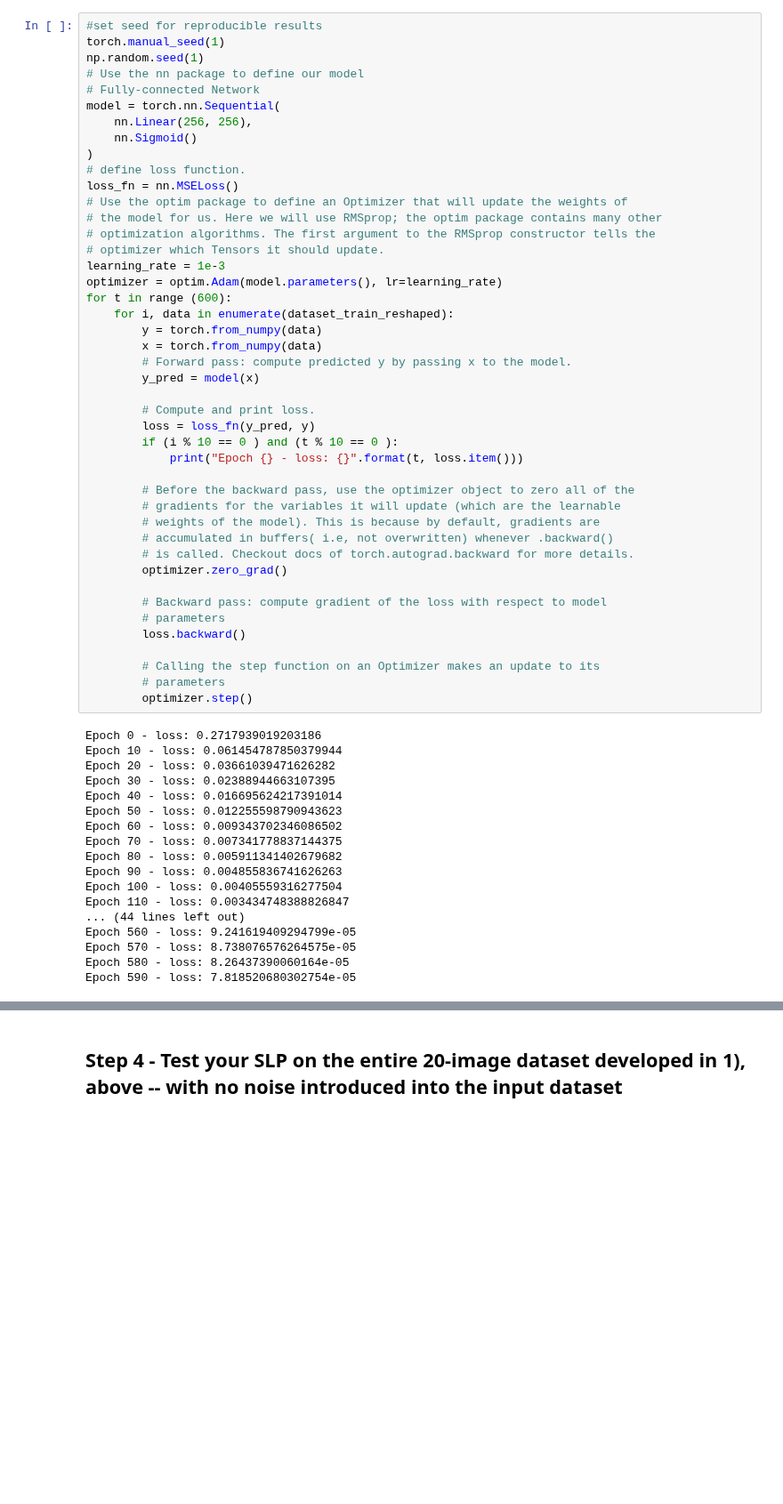
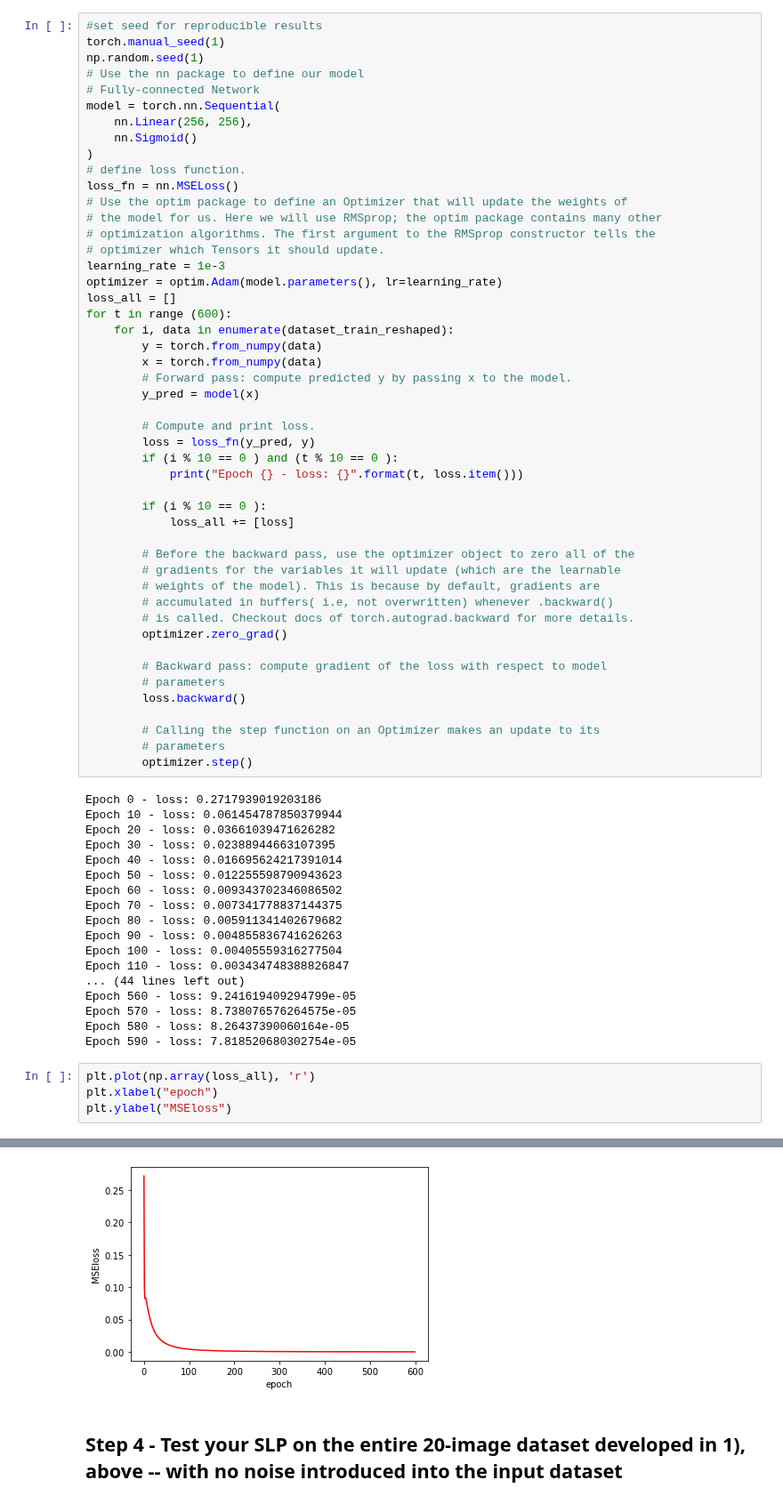
Before and after one commit to BazingaOo/CAP6615, a Jupyter notebook: HW1/CAP6615_Programming_Assignment#1Ap3.ipynb, the cells around one changed output, grey strips where cells are left out. Shown at 89% size. Cells and saved outputs as stored; diff of their text form; blank space fills up the shorter version.

Commit message:
adding a loss curve plot

```diff
--- a/HW1/CAP6615_Programming_Assignment#1Ap3.ipynb
+++ b/HW1/CAP6615_Programming_Assignment#1Ap3.ipynb
@@ -271,6 +271,7 @@ loss_fn = nn.MSELoss()
 # optimizer which Tensors it should update.
 learning_rate = 1e-3
 optimizer = optim.Adam(model.parameters(), lr=learning_rate)
+loss_all = []
 for t in range (600):
     for i, data in enumerate(dataset_train_reshaped):
         y = torch.from_numpy(data)
@@ -282,6 +283,9 @@ for t in range (600):
         loss = loss_fn(y_pred, y)
         if (i % 10 == 0 ) and (t % 10 == 0 ):
             print("Epoch {} - loss: {}".format(t, loss.item()))
+
+        if (i % 10 == 0 ):
+            loss_all += [loss]
 
         # Before the backward pass, use the optimizer object to zero all of the
         # gradients for the variables it will update (which are the learnable
@@ -315,3 +319,8 @@ Epoch 560 - loss: 9.241619409294799e-05
 Epoch 570 - loss: 8.738076576264575e-05
 Epoch 580 - loss: 8.26437390060164e-05
 Epoch 590 - loss: 7.818520680302754e-05
+# %%
+plt.plot(np.array(loss_all), 'r')
+plt.xlabel("epoch")
+plt.ylabel("MSEloss")
+# %% [output]
@@ -318,3 +328,4 @@ Epoch 590 - loss: 7.818520680302754e-05
+[figure, added]
 # %% [markdown]
 ## Step 4 - Test your SLP on the entire 20-image dataset developed in 1), above -- with no noise introduced into the input dataset
 # %%
```
Also changed, not shown: parts of 1 cell of this notebook.
